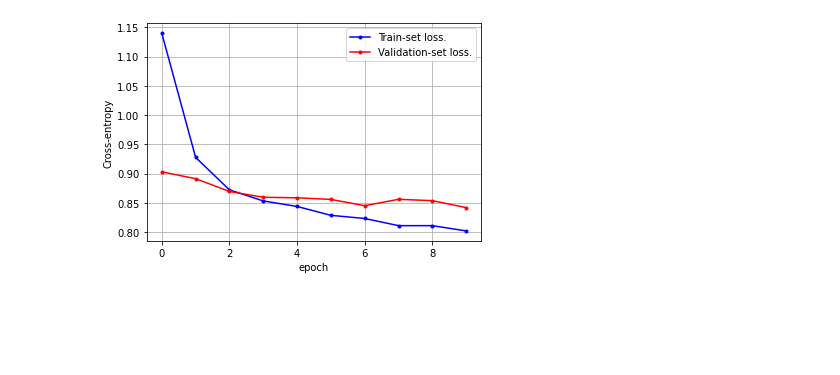
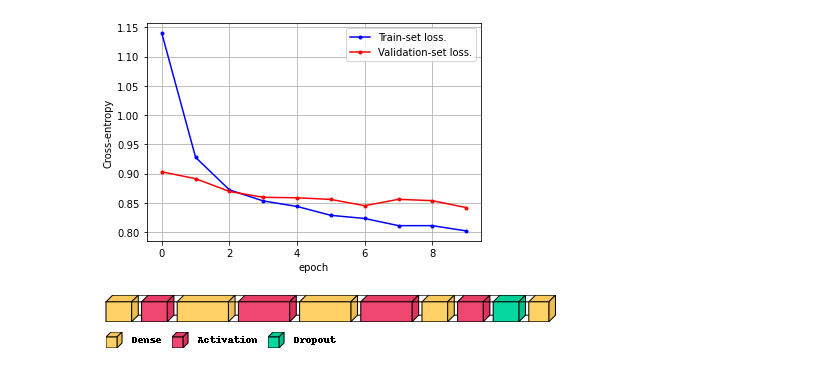
Before and after one commit to SeungukJeong/LIKELION_Semi_Project_03, a Jupyter notebook: dl_model.ipynb, the cells around one changed output. Saved outputs shown, nothing was run; the diff lists cells and outputs as text; code cells hidden in the pictures; blank space fills up the shorter version.

Commit message:
dl_model seunguk epoch 10

```diff
--- a/dl_model.ipynb
+++ b/dl_model.ipynb
@@ -167,3 +169,7 @@ plt.ylabel('Cross-entropy')
 plt.show()
 # %% [output]
 [figure]
+# %%
+visualkeras.layered_view(model, legend = True)
+# %% [output]
+[figure, added]
```
Also changed, not shown: parts of 1 cell of this notebook.
